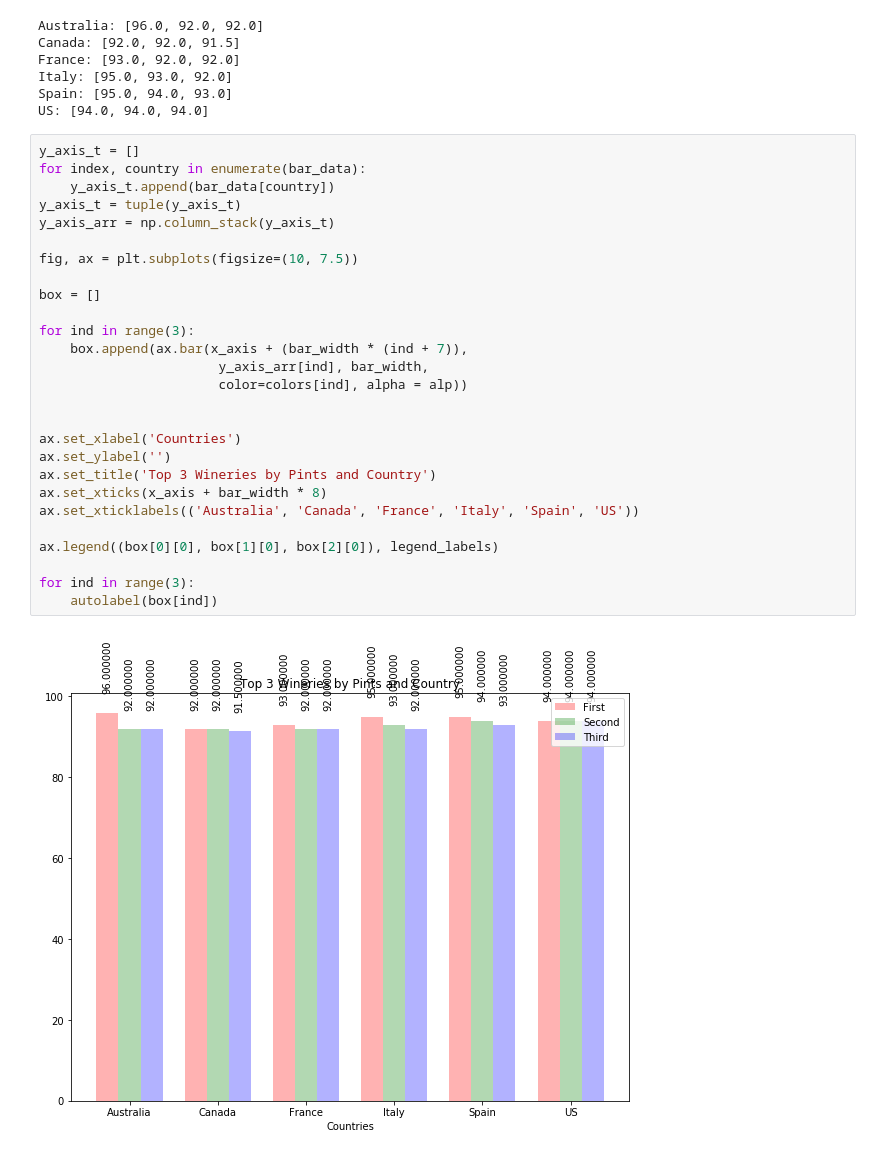
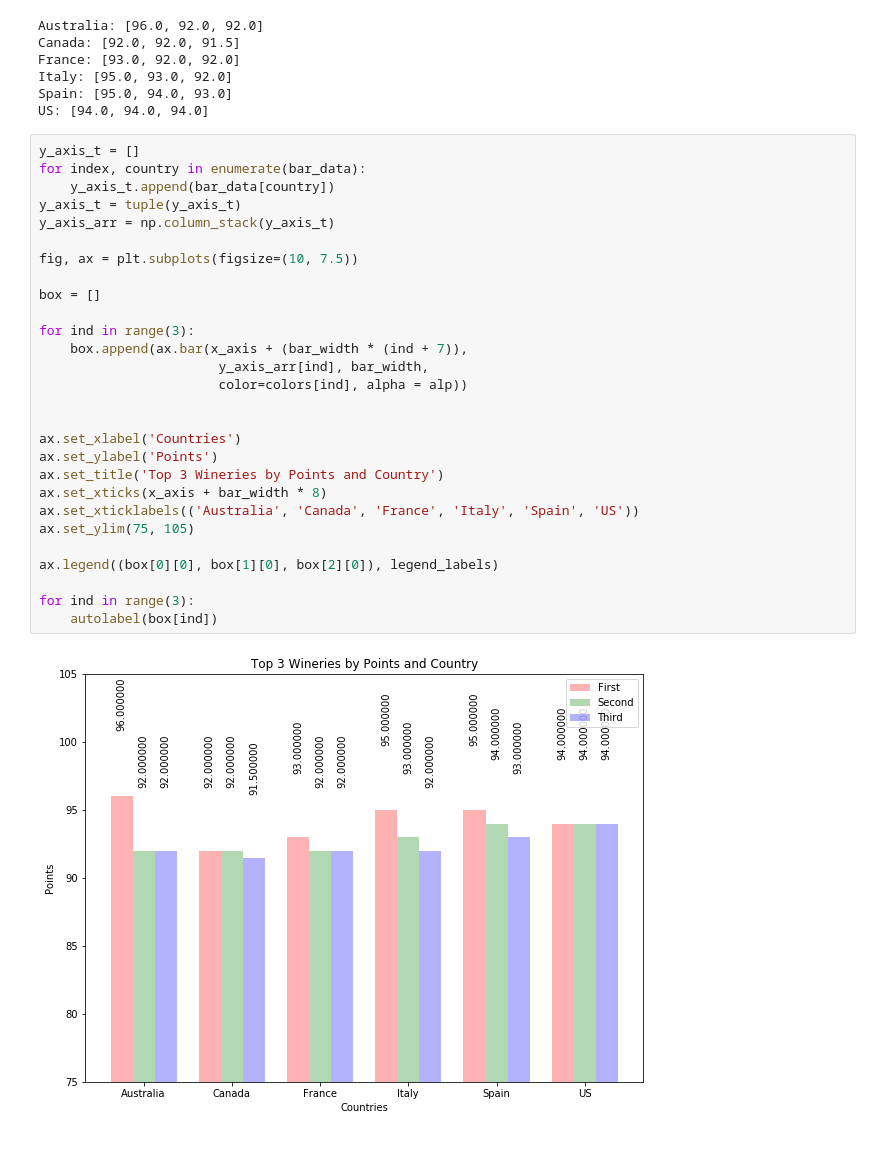
Before and after one commit to drivera537/Data-Historians, a Jupyter notebook: firstprojfile.ipynb, the cells around one changed output. Drawn from its saved outputs; the diff is of its cells as text.

```diff
--- a/firstprojfile.ipynb
+++ b/firstprojfile.ipynb
@@ -448,29 +449,30 @@ US: [94.0, 94.0, 94.0]
 # %%
 y_axis_t = []
 for index, country in enumerate(bar_data):
     y_axis_t.append(bar_data[country])
 y_axis_t = tuple(y_axis_t)
 y_axis_arr = np.column_stack(y_axis_t)
 
 fig, ax = plt.subplots(figsize=(10, 7.5))
 
 box = []
 
 for ind in range(3):
     box.append(ax.bar(x_axis + (bar_width * (ind + 7)),
                        y_axis_arr[ind], bar_width,
                        color=colors[ind], alpha = alp))
 
 
 ax.set_xlabel('Countries')
-ax.set_ylabel('')
-ax.set_title('Top 3 Wineries by Pints and Country')
+ax.set_ylabel('Points')
+ax.set_title('Top 3 Wineries by Points and Country')
 ax.set_xticks(x_axis + bar_width * 8)
 ax.set_xticklabels(('Australia', 'Canada', 'France', 'Italy', 'Spain', 'US'))
+ax.set_ylim(75, 105)
 
 ax.legend((box[0][0], box[1][0], box[2][0]), legend_labels)
 
 for ind in range(3):
     autolabel(box[ind])
 # %% [output]
-[figure, old version]
+[figure, new version]
```
Also changed, not shown: parts of 1 cell of this notebook.
